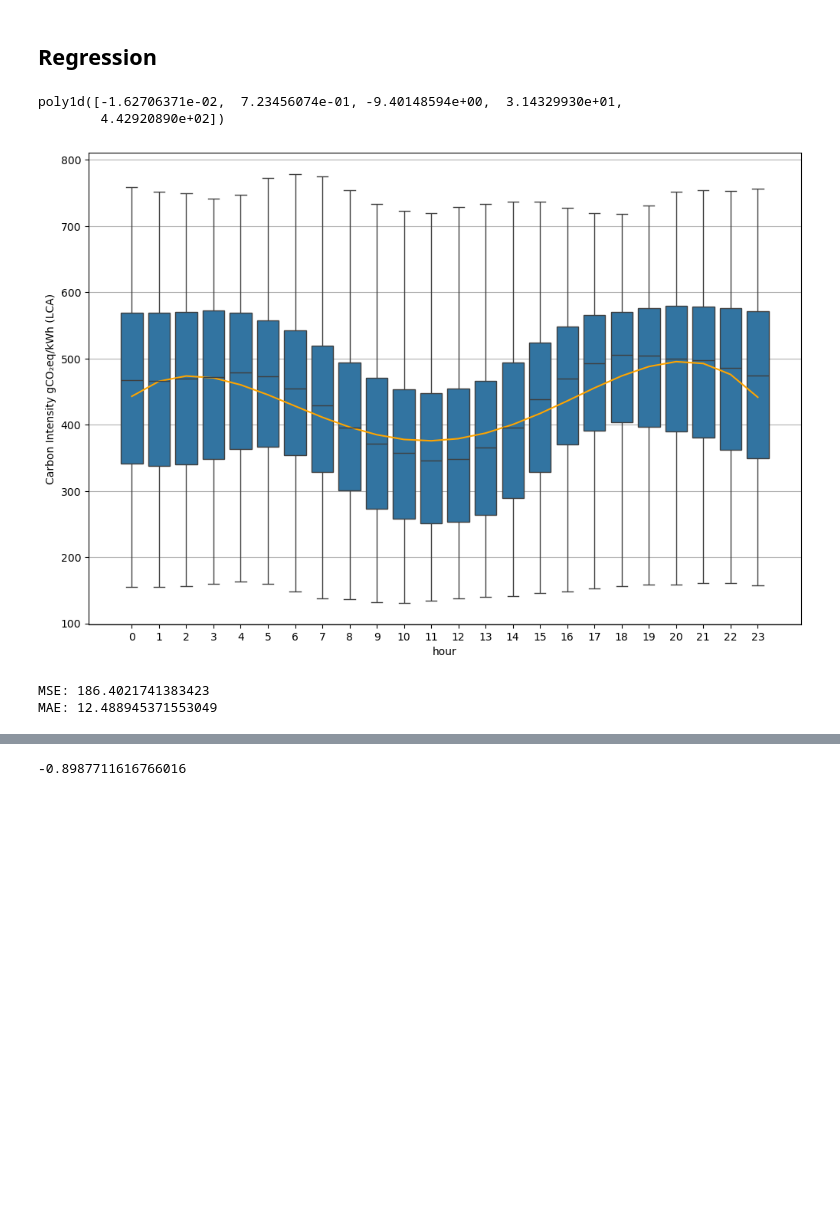
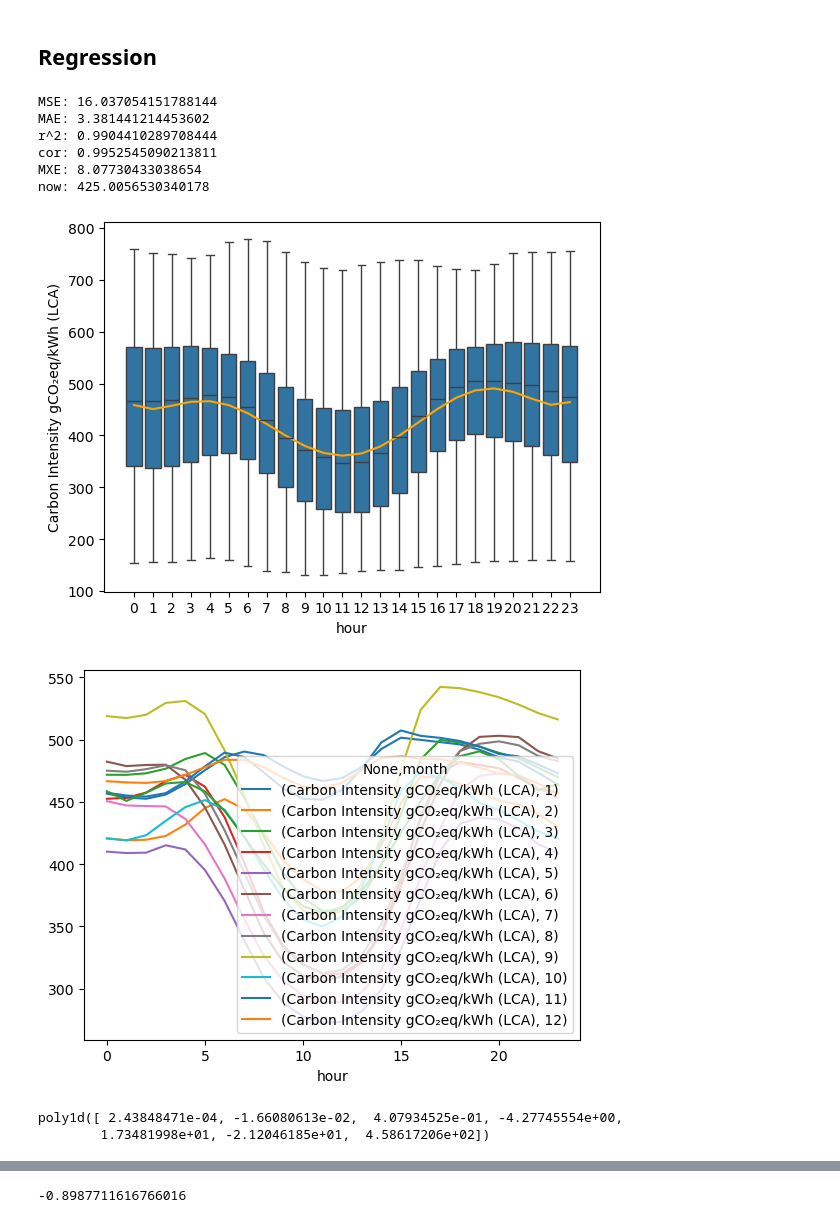
Before and after one commit to pgenergy/ml-api, a Jupyter notebook: ml_api/code/training/co2prediction.ipynb, the cells around one changed output, grey strips where cells are left out. Saved outputs shown, nothing was run; the diff lists cells and outputs as text; code cells hidden in the pictures; blank space fills up the shorter version.

Commit message:
edit co2 prediction

```diff
--- a/ml_api/code/training/co2prediction.ipynb
+++ b/ml_api/code/training/co2prediction.ipynb
@@ -271,31 +272,46 @@ plt.show()
 [figure]
 # %% [markdown]
 ## Regression
-# %%
-model = np.poly1d(np.polyfit(df["hour"], df[CARBON_INTENSITY], 4))
-model
-# %% [output]
-poly1d([-1.62706371e-02,  7.23456074e-01, -9.40148594e+00,  3.14329930e+01,
-        4.42920890e+02])
+# %%
+from sklearn.metrics import mean_squared_error, mean_absolute_error, max_error, r2_score
+from datetime import datetime
+
+def make_regression(df, degree=6):
+    polyline = np.linspace(0, 23, 24)
+
+    model = np.poly1d(np.polyfit(df["hour"], df[CARBON_INTENSITY], degree))
+    prediction = model(polyline)
+
+    carbon_intensity_by_hour = df[[CARBON_INTENSITY, "hour"]].groupby("hour").mean()[CARBON_INTENSITY]
+    print("MSE:", mean_squared_error(prediction, carbon_intensity_by_hour))
+    print("MAE:", mean_absolute_error(prediction, carbon_intensity_by_hour))
+    print("r^2:", r2_score(prediction, carbon_intensity_by_hour))
+    print("cor:", np.corrcoef(carbon_intensity_by_hour, prediction)[0][1])
+    print("MXE:", max_error(prediction, carbon_intensity_by_hour))
+    print("now:", model(datetime.now().hour))
+
+    sns.boxplot(x='hour', y=CARBON_INTENSITY, data=df)
+    plt.plot(polyline, prediction, "orange")
+    plt.show()
+    df[["month", "hour", CARBON_INTENSITY]].groupby(["hour", "month"]).mean().unstack().plot()
+    plt.plot(polyline, prediction)
+    plt.show()
+
+    return model, carbon_intensity_by_hour
 # %%
-plt.figure(figsize=(12, 8))
-sns.boxplot(x='hour', y=CARBON_INTENSITY, data=df)
-#add fitted cubic regression line to scatterplot
-polyline = np.linspace(0, 23, 24)
-plt.plot(polyline, model(polyline), "orange")
-plt.grid(True, axis="y")
-plt.show()
+model, carbon_intensity_by_hour = make_regression(df)
+model
 # %% [output]
+MSE: 16.037054151788144
+MAE: 3.381441214453602
+r^2: 0.9904410289708444
+cor: 0.9952545090213811
+MXE: 8.07730433038654
+now: 425.0056530340178
-[figure, old version]
+[figure, new version]
+[figure, added]
+poly1d([ 2.43848471e-04, -1.66080613e-02,  4.07934525e-01, -4.27745554e+00,
+        1.73481998e+01, -2.12046185e+01,  4.58617206e+02])
-# %%
-from sklearn.metrics import mean_squared_error, mean_absolute_error
-
-carbon_intensity_by_hour = df[[CARBON_INTENSITY, "hour"]].groupby("hour").mean()[CARBON_INTENSITY]
-print("MSE:", mean_squared_error(model(polyline), carbon_intensity_by_hour))
-print("MAE:", mean_absolute_error(model(polyline), carbon_intensity_by_hour))
-# %% [output]
-MSE: 186.4021741383423
-MAE: 12.488945371553049
 # %%
 import urllib.request, json
 
```
Also changed, not shown: parts of 30 cells of this notebook.
